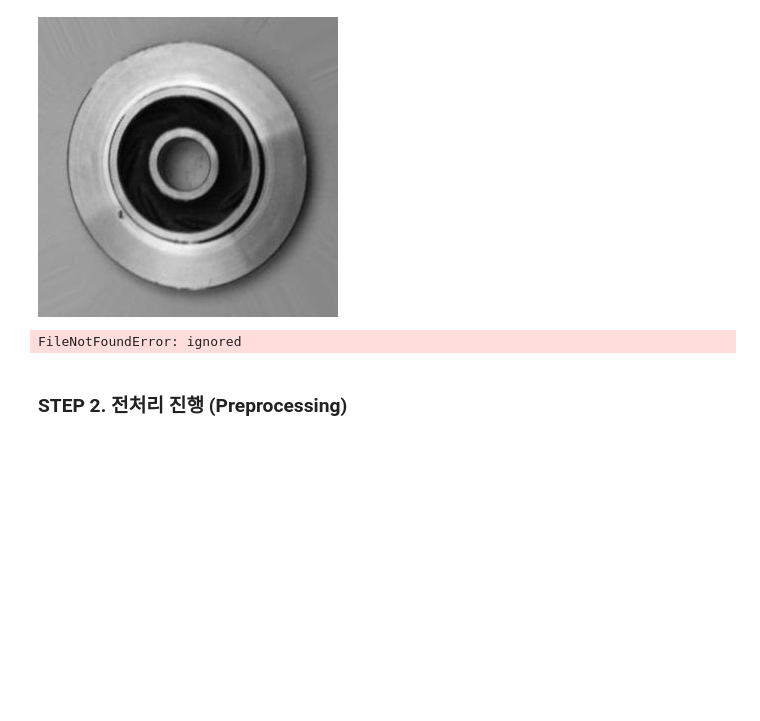
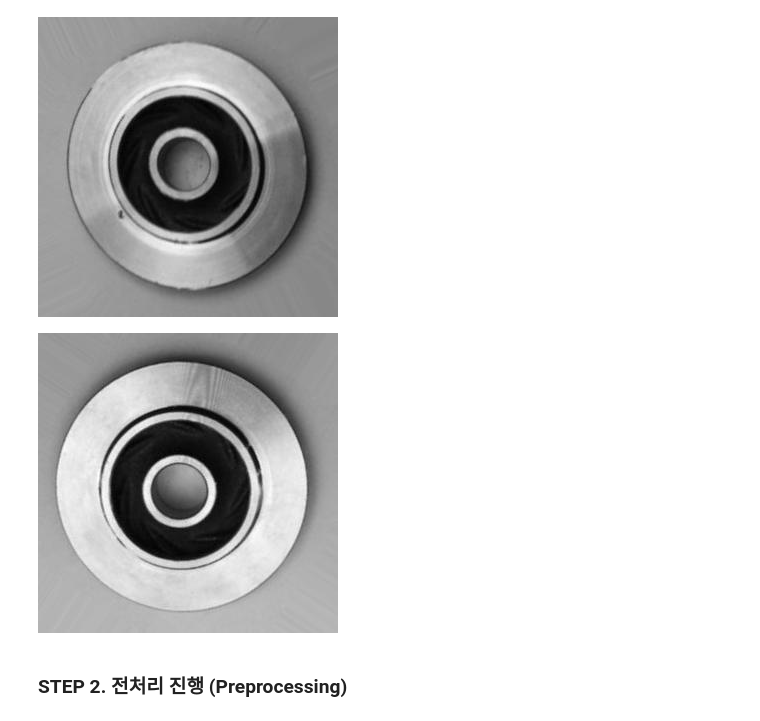
Before and after one commit to yukyunglee/LG_ES_CNN_2, a Jupyter notebook: 01_ResNet.ipynb, the cells around one changed output. Saved outputs shown, nothing was run; the diff lists cells and outputs as text; code cells hidden in the pictures; blank space fills up the shorter version.

```diff
--- a/01_ResNet.ipynb
+++ b/01_ResNet.ipynb
@@ -125,11 +125,11 @@ def_img
 [figure]
 # %%
 # ok 이미지 불러오기
-img_path = os.path.join('./LG_ES_CNN_2/casting_data', "train/ok_front/cast_ok_0_1.jpeg")
+img_path = os.path.join('./LG_ES_CNN_2/data/casting_data', "train/ok_front/cast_ok_0_1.jpeg")
 def_img = Image.open(img_path)
 def_img
 # %% [output]
-FileNotFoundError: ignored
+[figure, added]
 # %% [markdown]
 ### STEP 2. 전처리 진행 (Preprocessing)
 # %%
```
Also changed, not shown: parts of 1 cell of this notebook.
